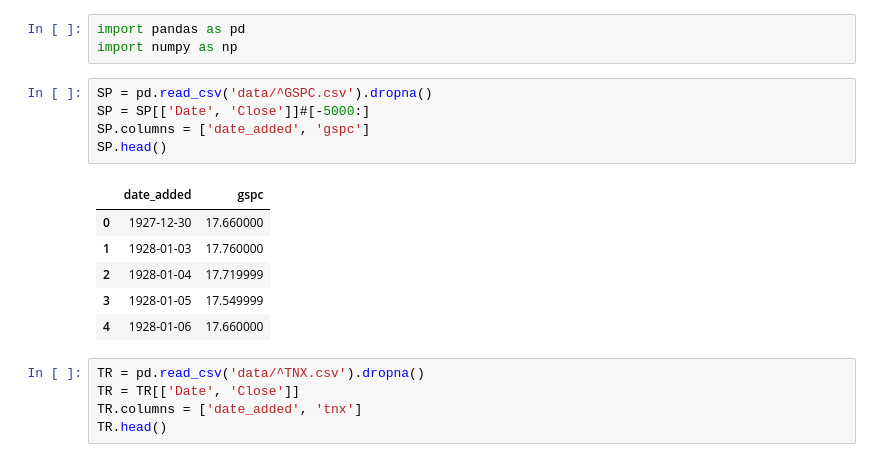
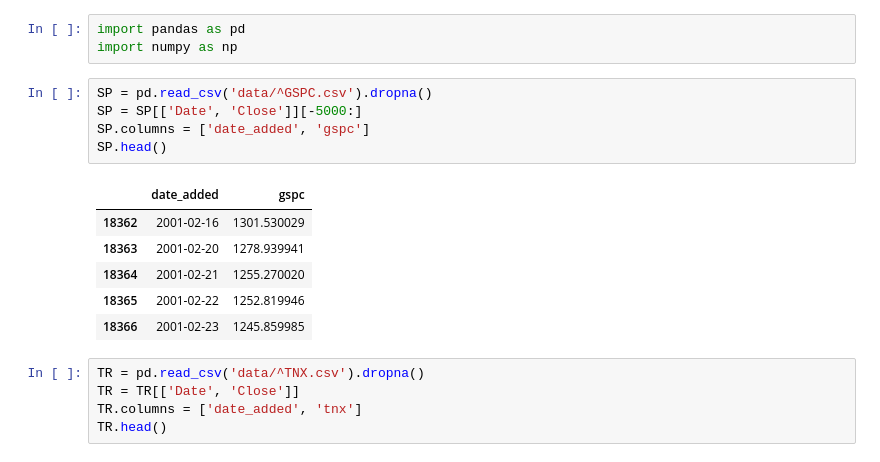
Before and after one commit to ksn38/fin, a Jupyter notebook: Untitled.ipynb, the cells around one changed output. Saved outputs shown, nothing was run; the diff lists cells and outputs as text.

```diff
--- a/Untitled.ipynb
+++ b/Untitled.ipynb
@@ -3,16 +3,16 @@ import pandas as pd
 import numpy as np
 # %%
 SP = pd.read_csv('data/^GSPC.csv').dropna()
-SP = SP[['Date', 'Close']]#[-5000:]
+SP = SP[['Date', 'Close']][-5000:]
 SP.columns = ['date_added', 'gspc']
 SP.head()
 # %% [output]
 |  | date_added | gspc |
-| 0 | 1927-12-30 | 17.660000 |
-| 1 | 1928-01-03 | 17.760000 |
-| 2 | 1928-01-04 | 17.719999 |
-| 3 | 1928-01-05 | 17.549999 |
-| 4 | 1928-01-06 | 17.660000 |
+| 18362 | 2001-02-16 | 1301.530029 |
+| 18363 | 2001-02-20 | 1278.939941 |
+| 18364 | 2001-02-21 | 1255.270020 |
+| 18365 | 2001-02-22 | 1252.819946 |
+| 18366 | 2001-02-23 | 1245.859985 |
 # %%
 TR = pd.read_csv('data/^TNX.csv').dropna()
 TR = TR[['Date', 'Close']]
```
Also changed, not shown: parts of 3 cells of this notebook, 7 other files.
